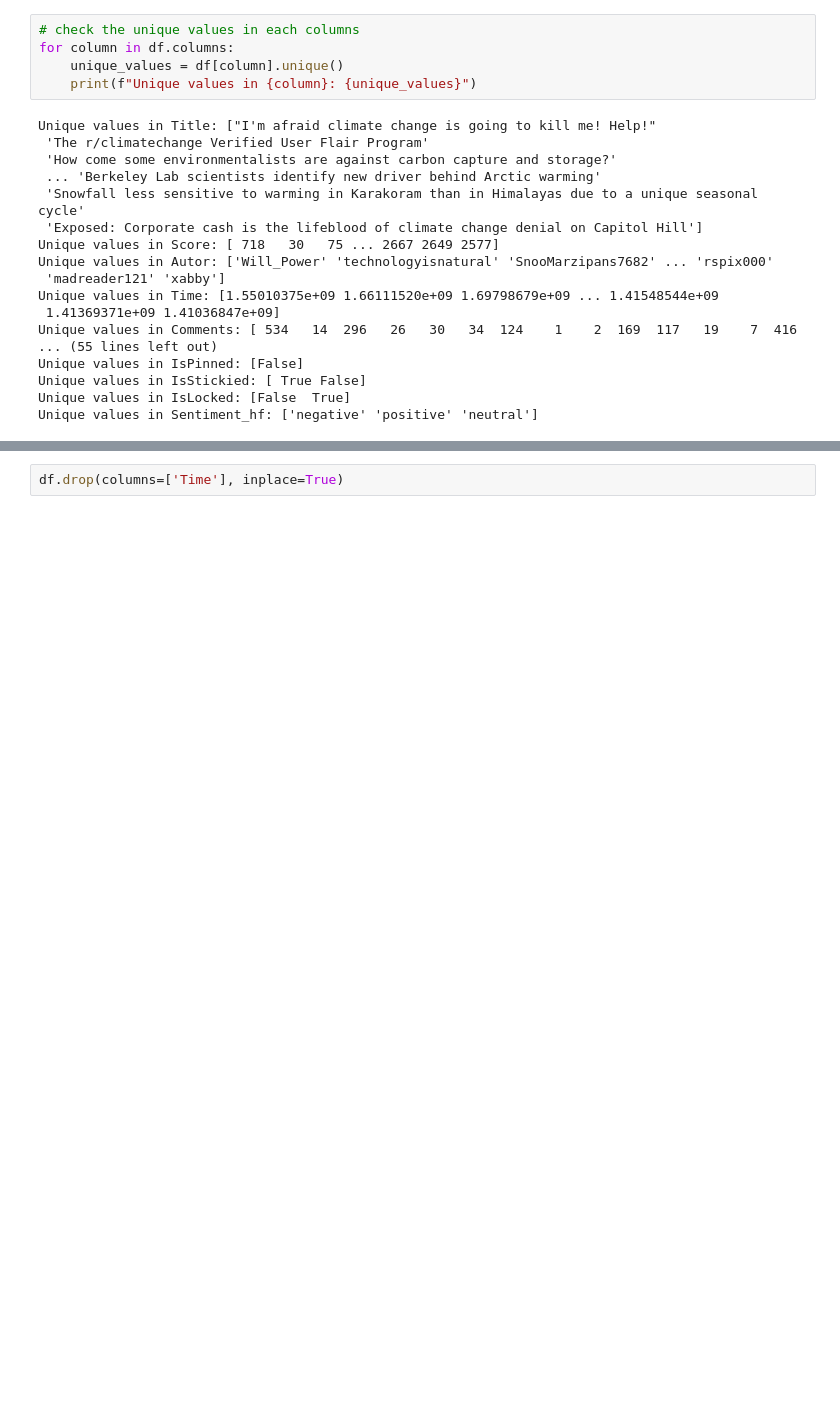
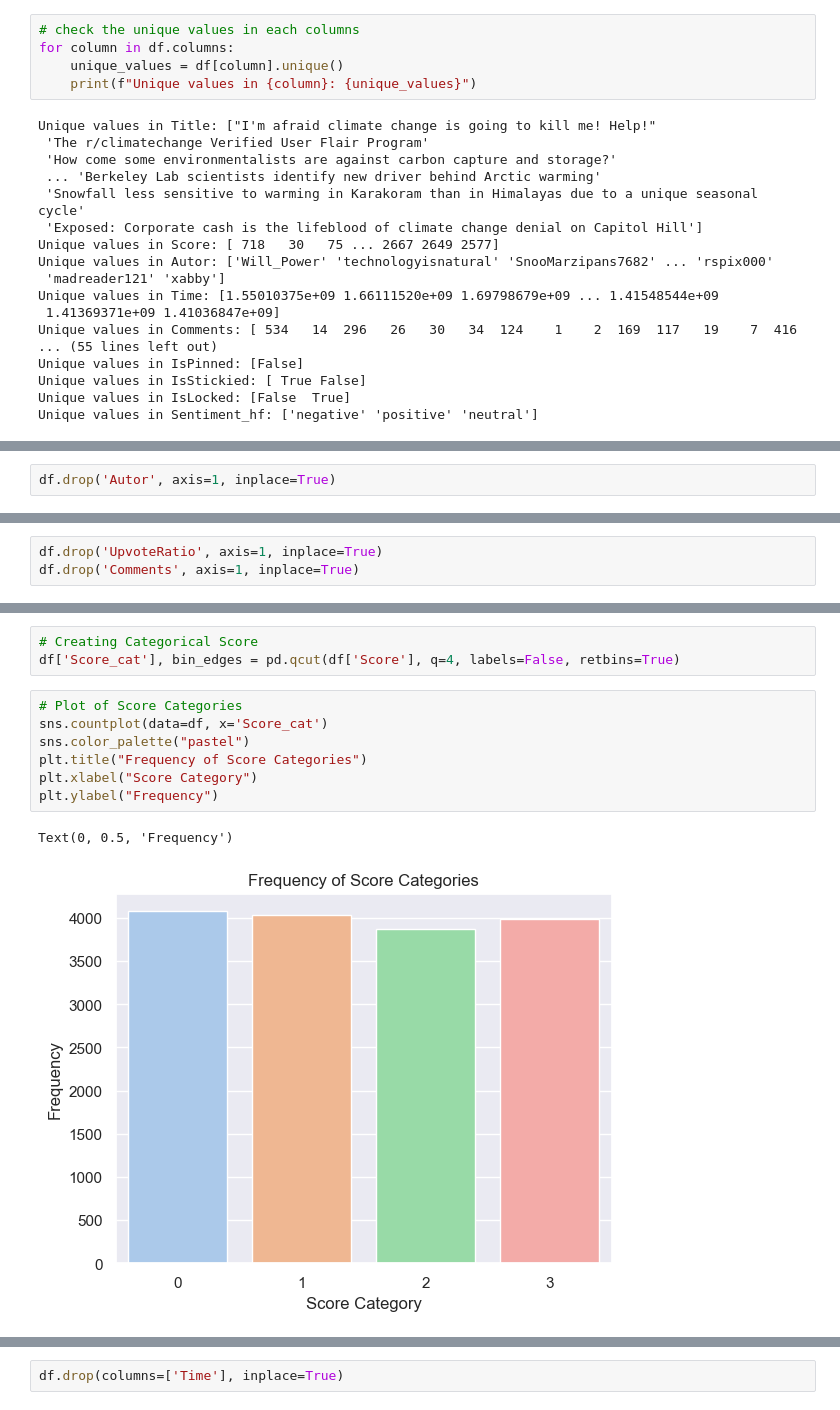
Before and after one commit to mlgomez0/advanced_python_project, a Jupyter notebook: notebooks/climate_change/climate_change_II.ipynb, the cells around one changed output, grey strips where cells are left out. Saved outputs shown, nothing was run; the diff lists cells and outputs as text; blank space fills up the shorter version.

```diff
--- a/notebooks/climate_change/climate_change_II.ipynb
+++ b/notebooks/climate_change/climate_change_II.ipynb
@@ -121,0 +172,2 @@ Unique values in Sentiment_hf: ['negative' 'positive' 'neutral']
+# %%
+df.drop('Autor', axis=1, inplace=True)
@@ -121,0 +176,3 @@ Unique values in Sentiment_hf: ['negative' 'positive' 'neutral']
+# %%
+df.drop('UpvoteRatio', axis=1, inplace=True)
+df.drop('Comments', axis=1, inplace=True)
@@ -121,0 +194,13 @@ Unique values in Sentiment_hf: ['negative' 'positive' 'neutral']
+# %%
+# Creating Categorical Score
+df['Score_cat'], bin_edges = pd.qcut(df['Score'], q=4, labels=False, retbins=True)
+# %%
+# Plot of Score Categories
+sns.countplot(data=df, x='Score_cat')
+sns.color_palette("pastel")
+plt.title("Frequency of Score Categories")
+plt.xlabel("Score Category")
+plt.ylabel("Frequency")
+# %% [output]
+Text(0, 0.5, 'Frequency')
+[figure, added]
```
Also changed, not shown: parts of 85 cells of this notebook, 5 other files.
